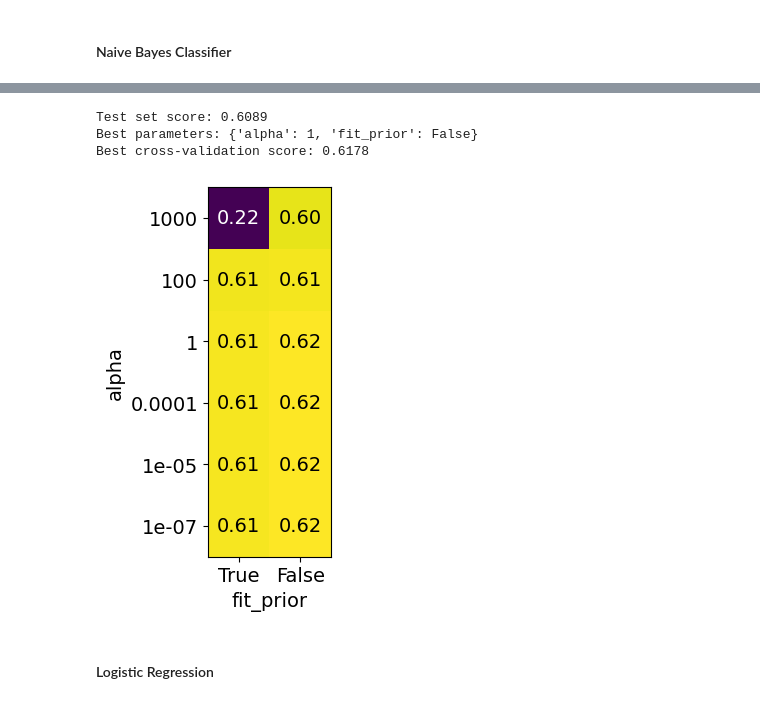
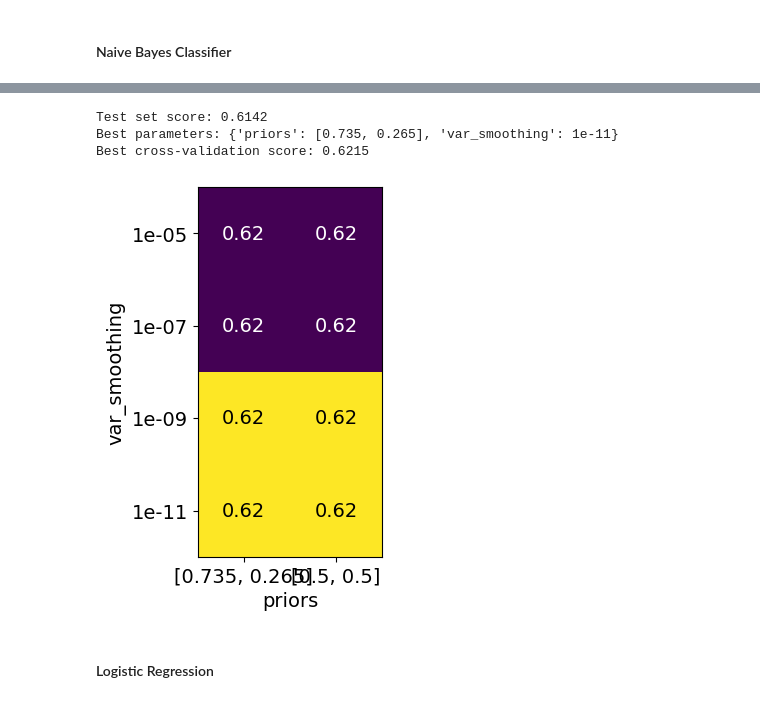
Before and after one commit to edab96/AI-and-Robotics-Project, a Jupyter notebook: Churn_Prediction.ipynb, the cells around one changed output, grey strips where cells are left out. Drawn from its saved outputs; the diff is of its cells as text; code cells hidden in the pictures.

```diff
--- a/Churn_Prediction.ipynb
+++ b/Churn_Prediction.ipynb
@@ -575,14 +553,14 @@ Best cross-validation score: 0.6178
-# %%
-param_grid = {'alpha': [1e-07, 1e-05, 0.0001, 1, 100, 1000],
-'fit_prior': [True, False]}
-
-runGridSearch(MultinomialNB(), param_grid)
-plotGridSearchRuns('alpha', 'fit_prior')
-# %% [output]
-Test set score: 0.6089
-Best parameters: {'alpha': 1, 'fit_prior': False}
-Best cross-validation score: 0.6178
-[figure, removed]
+# %%
+param_grid = {'var_smoothing': [1e-11, 1e-9, 1e-7, 1e-5],
+              'priors': [[0.735,0.265], [0.5,0.5]]}
+
+runGridSearch(GaussianNB(), param_grid)
+plotGridSearchRuns('var_smoothing', 'priors')
+# %% [output]
+Test set score: 0.6142
+Best parameters: {'priors': [0.735, 0.265], 'var_smoothing': 1e-11}
+Best cross-validation score: 0.6215
+[figure, added]
 # %% [markdown]
 #### Logistic Regression
 # %%
```
Also changed, not shown: parts of 22 cells of this notebook, 1 other file.
